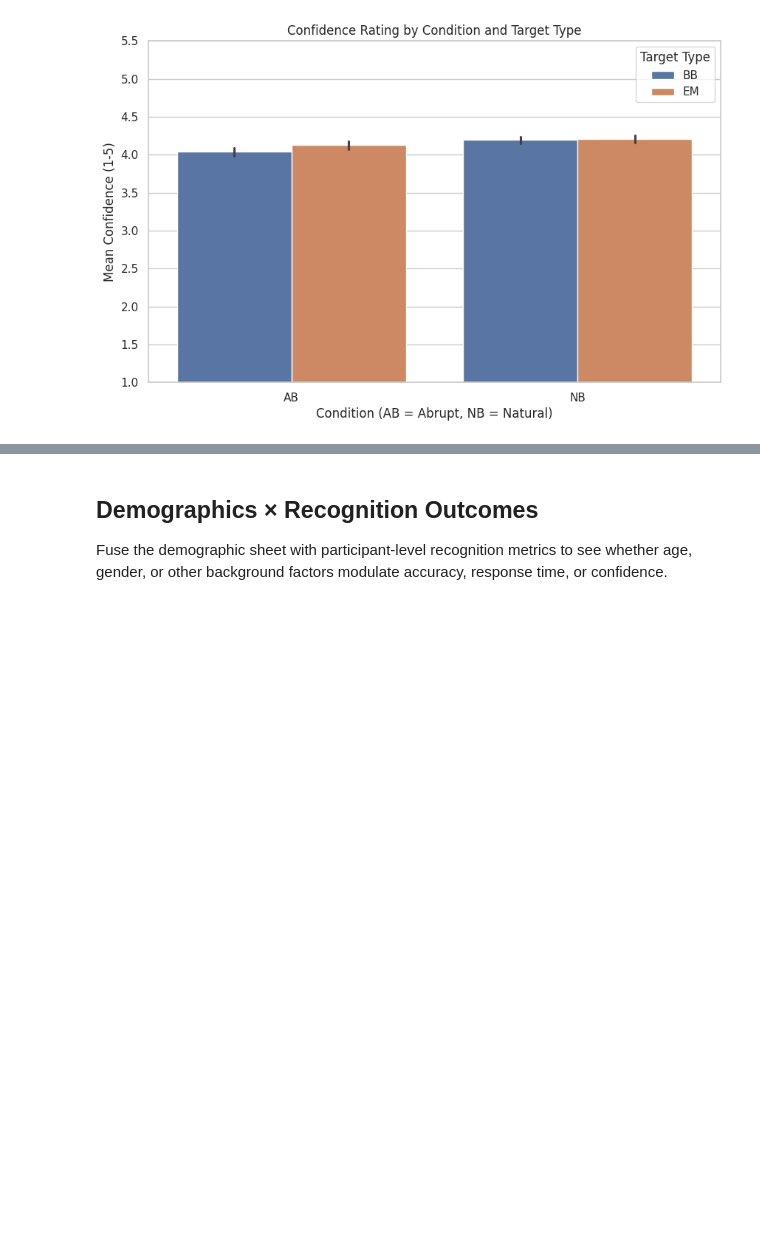
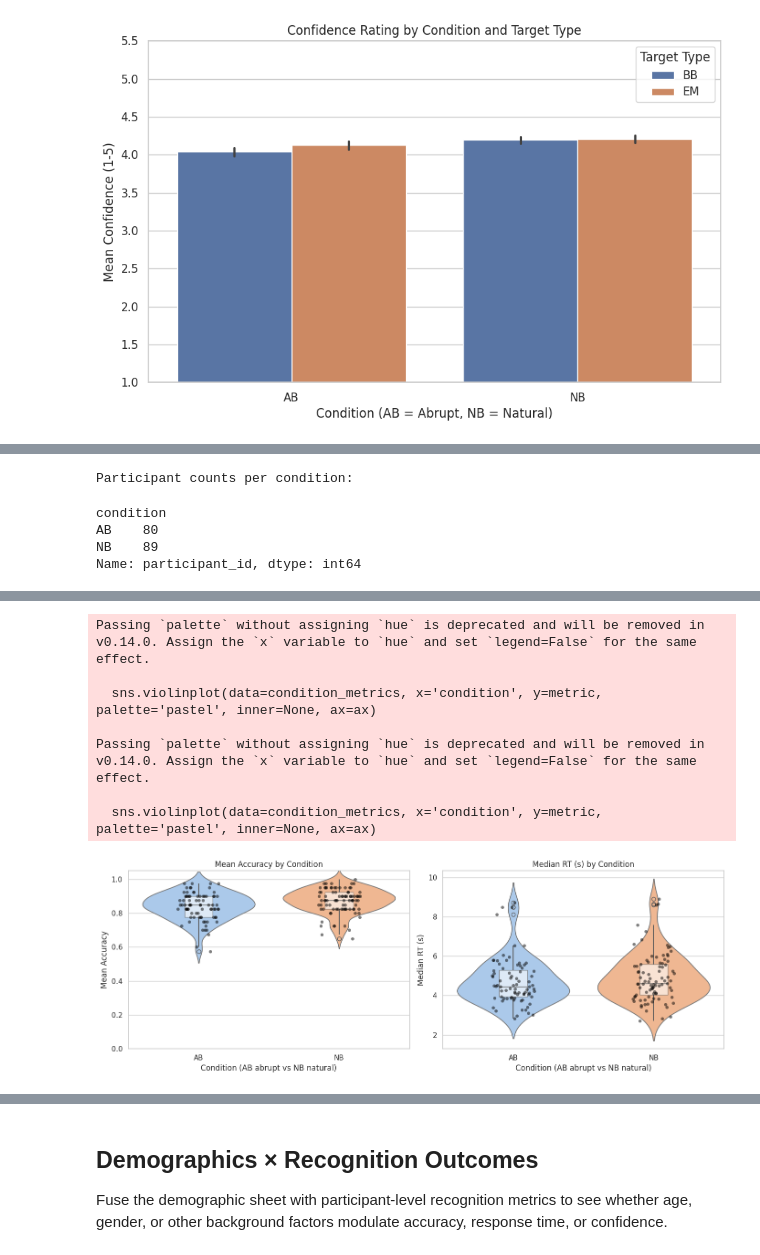
Before and after one commit to KartikVij2302/Movie-Memory-Analysis, a Jupyter notebook: visualisation.ipynb, the cells around one changed output, grey strips where cells are left out. Cells and saved outputs as stored; diff of their text form; code cells hidden in the pictures; blank space fills up the shorter version.

```diff
--- a/visualisation.ipynb
+++ b/visualisation.ipynb
@@ -335,0 +509,71 @@ Passing `palette` without assigning `hue` is deprecated and will be removed in v
+# %%
+condition_metrics = (trial_metrics
+                     .groupby(['participant_id', 'condition'])
+                     .agg(mean_accuracy=('accuracy', 'mean'),
+                          median_rt=('rt', 'median'),
+                          mean_confidence=('confidence', 'mean'),
+                          trial_count=('accuracy', 'size'))
+                     .reset_index())
+
+print('Participant counts per condition:')
+display(condition_metrics.groupby('condition')['participant_id'].nunique())
+
+def normality_summary(data):
+    data = data.dropna()
+    if len(data) < 3:
+        return np.nan, np.nan
+    stat, p = stats.shapiro(data)
+    return stat, p
+
+condition_tests = []
+for metric, label in [('mean_accuracy', 'Mean accuracy'), ('median_rt', 'Median RT (s)')]:
+    samples = {cond: grp[metric].dropna() for cond, grp in condition_metrics.groupby('condition')}
+    normals = {cond: normality_summary(vals) for cond, vals in samples.items()}
+    all_normal = all((p is not np.nan) and (p > 0.05) for _, (_, p) in normals.items())
+    sufficient = all(len(vals) >= 5 for vals in samples.values())
+    if all_normal and sufficient:
+        stat_val, p_val = stats.ttest_ind(samples.get('AB', pd.Series()),
+                                          samples.get('NB', pd.Series()),
+                                          equal_var=False, nan_policy='omit')
+        test_name = "Welch's t"
+    else:
+        stat_val, p_val = stats.mannwhitneyu(samples.get('AB', pd.Series()),
+                                             samples.get('NB', pd.Series()),
+                                             alternative='two-sided')
+        test_name = 'Mann-Whitney U'
+    condition_tests.append({
+        'metric': metric,
+        'description': label,
+        'test': test_name,
+        'statistic': stat_val,
+        'p_value': p_val,
+        'AB_mean': samples.get('AB', pd.Series()).mean(),
+        'NB_mean': samples.get('NB', pd.Series()).mean(),
+        'normality_p_AB': normals.get('AB', (np.nan, np.nan))[1],
+        'normality_p_NB': normals.get('NB', (np.nan, np.nan))[1]
+    })
+
+condition_results = pd.DataFrame(condition_tests)
+display(condition_results)
+
+fig, axes = plt.subplots(1, 2, figsize=(14, 5))
+plot_pairs = [('mean_accuracy', 'Mean Accuracy', (0, 1.05)), ('median_rt', 'Median RT (s)', None)]
+for ax, (metric, ylabel, ylim) in zip(axes, plot_pairs):
+    sns.violinplot(data=condition_metrics, x='condition', y=metric, palette='pastel', inner=None, ax=ax)
+    sns.boxplot(data=condition_metrics, x='condition', y=metric, width=0.2, showcaps=False, boxprops={'facecolor': 'white', 'alpha': 0.6},
+                whiskerprops={'linewidth': 1.5}, ax=ax)
+    sns.stripplot(data=condition_metrics, x='condition', y=metric, color='black', alpha=0.5, jitter=0.15, ax=ax)
+    ax.set_title(f'{ylabel} by Condition')
+    ax.set_xlabel('Condition (AB abrupt vs NB natural)')
+    ax.set_ylabel(ylabel)
+    if ylim:
+        ax.set_ylim(*ylim)
+
+plt.tight_layout()
+plt.show()
+# %% [output]
+Participant counts per condition:
+condition
+AB    80
+NB    89
+Name: participant_id, dtype: int64
@@ -335,0 +583,8 @@ Passing `palette` without assigning `hue` is deprecated and will be removed in v
+Passing `palette` without assigning `hue` is deprecated and will be removed in v0.14.0. Assign the `x` variable to `hue` and set `legend=False` for the same effect.
+
+  sns.violinplot(data=condition_metrics, x='condition', y=metric, palette='pastel', inner=None, ax=ax)
+
+Passing `palette` without assigning `hue` is deprecated and will be removed in v0.14.0. Assign the `x` variable to `hue` and set `legend=False` for the same effect.
+
+  sns.violinplot(data=condition_metrics, x='condition', y=metric, palette='pastel', inner=None, ax=ax)
+[figure, added]
```
Also changed, not shown: parts of 24 cells of this notebook, 28 other files.
